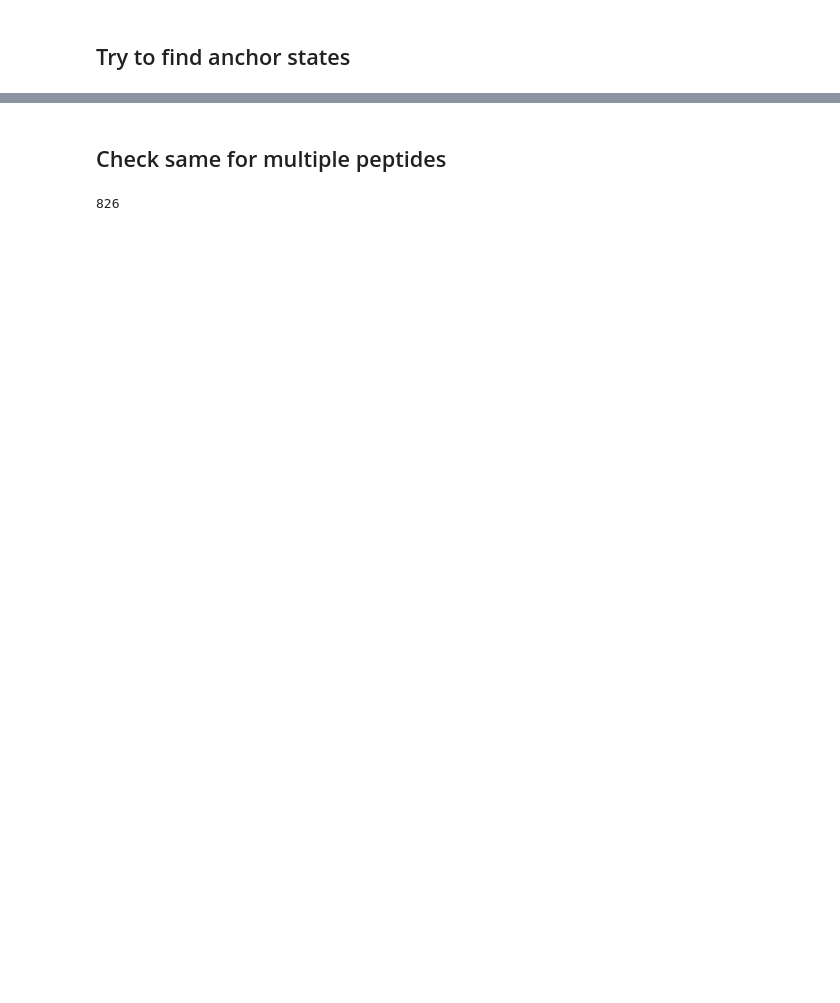
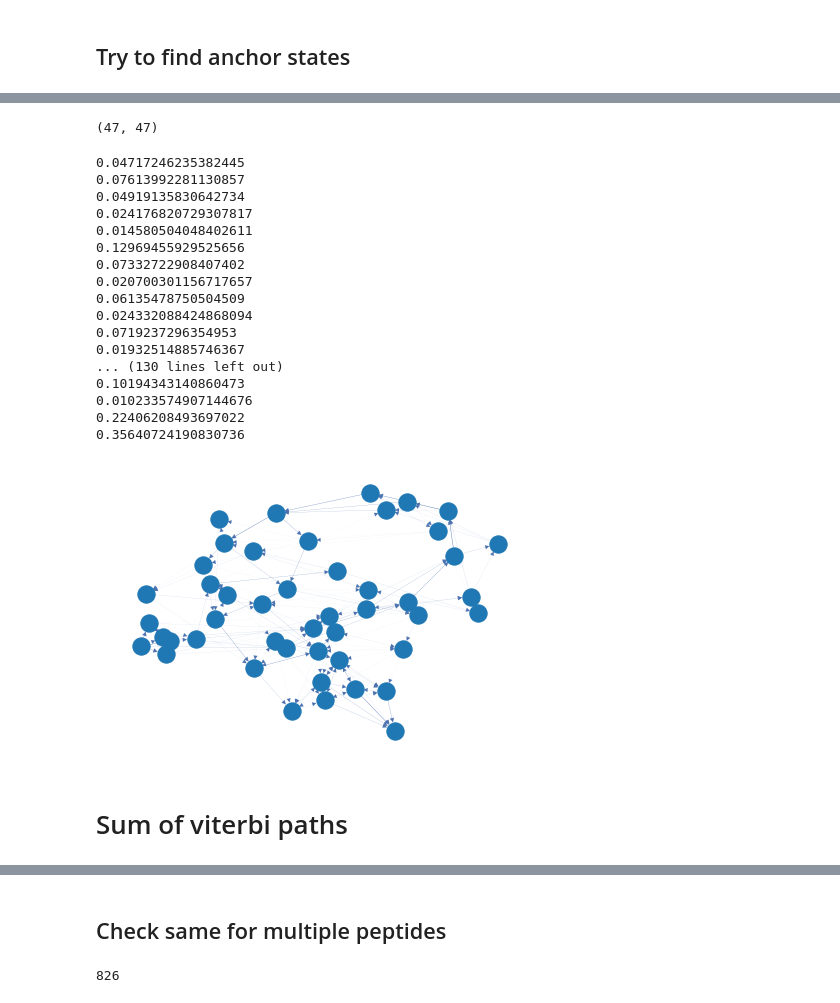
Before and after one commit to denklewer/MHC_predictor, a Jupyter notebook: experiments/length_dependent_hmm/ldhmm_4_2_find_anchors_and_split_data_by_anchors.ipynb, the cells around one changed output, grey strips where cells are left out. Saved outputs shown, nothing was run; the diff lists cells and outputs as text; code cells hidden in the pictures; blank space fills up the shorter version.

```diff
--- a/experiments/length_dependent_hmm/ldhmm_4_2_find_anchors_and_split_data_by_anchors.ipynb
+++ b/experiments/length_dependent_hmm/ldhmm_4_2_find_anchors_and_split_data_by_anchors.ipynb
@@ -743,2 +543,4 @@ df
+# %%
+forward_result = df / len(allele_peptides)
 # %%
 import networkx as nx
@@ -744,0 +669,9 @@ import networkx as nx
+# %%
+i = 12
+for j in range(forward_result.shape[1]):
+    value = forward_result[i][j]
+
+    max_index = np.argmax(forward_result[i])
+    if j != max_index and value != -np.inf:
+        str_value = str(value).replace(".", ",")
+        print(str_value)
@@ -744,0 +717,4 @@ import networkx as nx
+# %%
+model.forward_backward(peptide)[0].shape
+# %% [output]
+(47, 47)
@@ -744,0 +723,10 @@ import networkx as nx
+# %%
+prob_list = []
+total_result = np.zeros((len(model.states), len(model.states)))
+for peptide in tqdm(allele_peptides):
+    logp, path = model.viterbi(peptide)
+    forward_result = model.forward_backward(peptide)[0]
+    forward_result[forward_result < 0.1] = 0
+    total_result = total_result + forward_result
+
+df = pd.DataFrame(total_result.T)
@@ -744,0 +737,40 @@ import networkx as nx
+# %%
+G = nx.DiGraph()
+for i in range(forward_result.shape[0]):
+    G.add_node(i,size=35)
+
+for i in range(forward_result.shape[0]):
+    for j in range(forward_result.shape[1]):
+
+            value = forward_result[i][j]
+            if value > 0.01:
+                print(value)
+                G.add_edge(i, j, label=value, weight=value, color = 'b')
+
+weights = nx.get_edge_attributes(G,'weight').values()
+colors = nx.get_edge_attributes(G,'color').values()
+
+edges = G.edges()
+
+nx.draw(G,
+        edge_color=colors,
+        width=list(weights))
+# %% [output]
+0.04717246235382445
+0.07613992281130857
+0.04919135830642734
+0.024176820729307817
+0.014580504048402611
+0.12969455929525656
+0.07332722908407402
+0.020700301156717657
+0.06135478750504509
+0.024332088424868094
+0.0719237296354953
+0.01932514885746367
+... (130 lines left out)
+0.10194343140860473
+0.010233574907144676
+0.22406208493697022
+0.35640724190830736
+[figure, added]
@@ -744,0 +784,2 @@ import networkx as nx
+# %% [markdown]
+# Sum of viterbi paths
```
Also changed, not shown: parts of 77 cells of this notebook, 35 other files.
